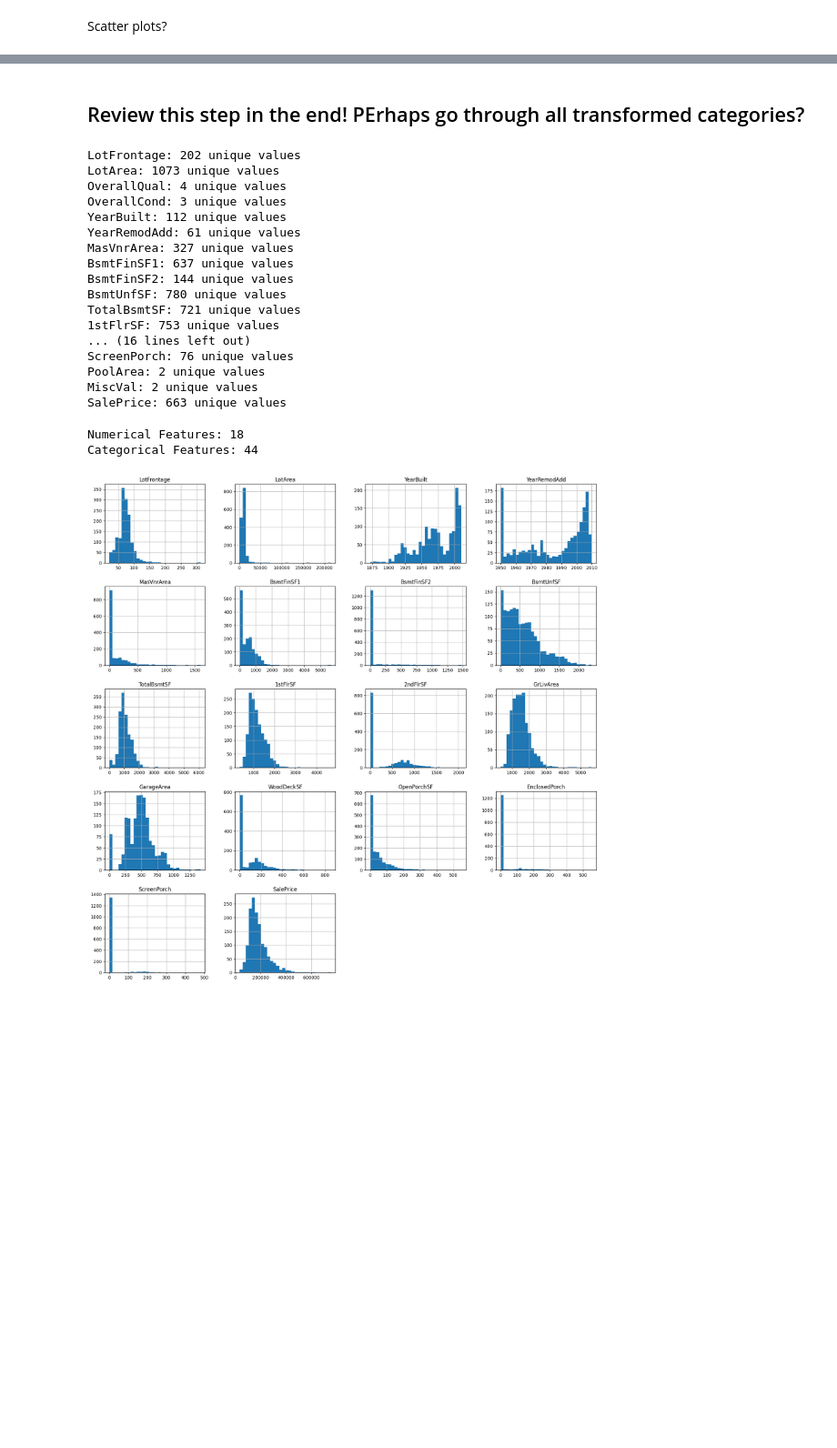
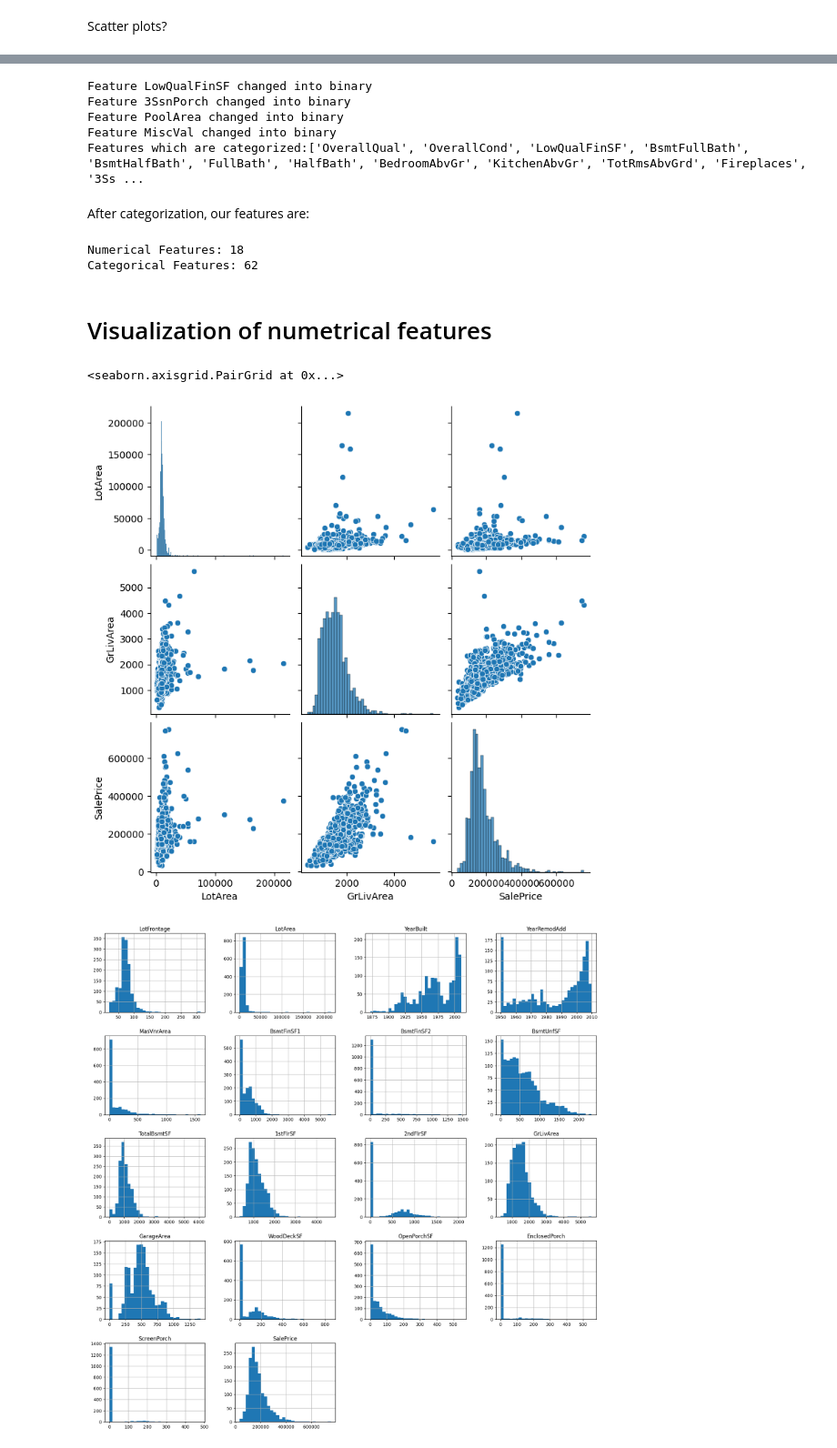
Before and after one commit to StDevon/house-prices-regression, a Jupyter notebook: EDA.ipynb, the cells around one changed output, grey strips where cells are left out. Shown at 91% size. Cells and saved outputs as stored; diff of their text form; code cells hidden in the pictures; blank space fills up the shorter version.

```diff
--- a/EDA.ipynb
+++ b/EDA.ipynb
@@ -97,51 +71,52 @@ def categorize_feature(df, feature, n_bins=5):
         raise ValueError(f"The dataframe must contain a '{feature}' column.")
 
     # If most values are zero, create a binary category
-    if (df[feature] == 0).sum() / len(df) > 0.9:
+    if (df[feature] == 0).sum() / len(df) > 0.95:
+        print(f'Feature {feature} changed into binary')
         return df[feature].apply(lambda x: "No Feature" if x == 0 else "Has Feature").astype('category')
 
+    n_true_bins = min(df[feature].nunique(), n_bins)
+
     # Use quantile-based binning to split the values into n categories
-    df[f'{feature}'] = pd.qcut(df[feature], q=n_bins, duplicates="drop")
+    df[f'{feature}'] = pd.qcut(df[feature], q=n_true_bins, duplicates="drop")
 
     return df[f'{feature}']
-# %% [markdown]
-## Review this step in the end! PErhaps go through all transformed categories?
 # %%
 df_categorized = df.copy()
 
-
+categorized_features = []
 for feature in num_features:
     if df_categorized[feature].nunique()<30:
+        categorized_features.append(feature)
         df_categorized[feature] = categorize_feature(df_categorized,feature)
     n_unique = df_categorized[feature].nunique()
-    print(f"{feature}: {n_unique} unique values")
+    # print(f"{feature}: {n_unique} unique values")
+
+print(f'Features which are categorized:{categorized_features}')
 # %% [output]
-LotFrontage: 202 unique values
-LotArea: 1073 unique values
-OverallQual: 4 unique values
-OverallCond: 3 unique values
-YearBuilt: 112 unique values
-YearRemodAdd: 61 unique values
-MasVnrArea: 327 unique values
-BsmtFinSF1: 637 unique values
-BsmtFinSF2: 144 unique values
-BsmtUnfSF: 780 unique values
-TotalBsmtSF: 721 unique values
-1stFlrSF: 753 unique values
-... (16 lines left out)
-ScreenPorch: 76 unique values
-PoolArea: 2 unique values
-MiscVal: 2 unique values
-SalePrice: 663 unique values
+Feature LowQualFinSF changed into binary
+Feature 3SsnPorch changed into binary
+Feature PoolArea changed into binary
+Feature MiscVal changed into binary
+Features which are categorized:['OverallQual', 'OverallCond', 'LowQualFinSF', 'BsmtFullBath', 'BsmtHalfBath', 'FullBath', 'HalfBath', 'BedroomAbvGr', 'KitchenAbvGr', 'TotRmsAbvGrd', 'Fireplaces', '3Ss ...
+# %% [markdown]
+After categorization, our features are:
 # %%
 num_features = df_categorized.select_dtypes(include=['int64', 'float64']).columns
-cat_features = df_categorized.select_dtypes(include=['object']).columns
+cat_features = df_categorized.select_dtypes(include=['object', 'category']).columns
 
 print(f"Numerical Features: {len(num_features)}")
 print(f"Categorical Features: {len(cat_features)}")
 # %% [output]
 Numerical Features: 18
-Categorical Features: 44
+Categorical Features: 62
+# %% [markdown]
+# Visualization of numetrical features
+# %%
+sns.pairplot(df_categorized.select_dtypes(include=['int64', 'float64']), vars=['LotArea', 'GrLivArea', 'SalePrice'])
+# %% [output]
+<seaborn.axisgrid.PairGrid at 0x...>
+[figure, added]
 # %%
 df_categorized[num_features].hist(figsize=(20, 20), bins=30)
 plt.show()
```
Also changed, not shown: parts of 34 cells of this notebook, 2 other files.
